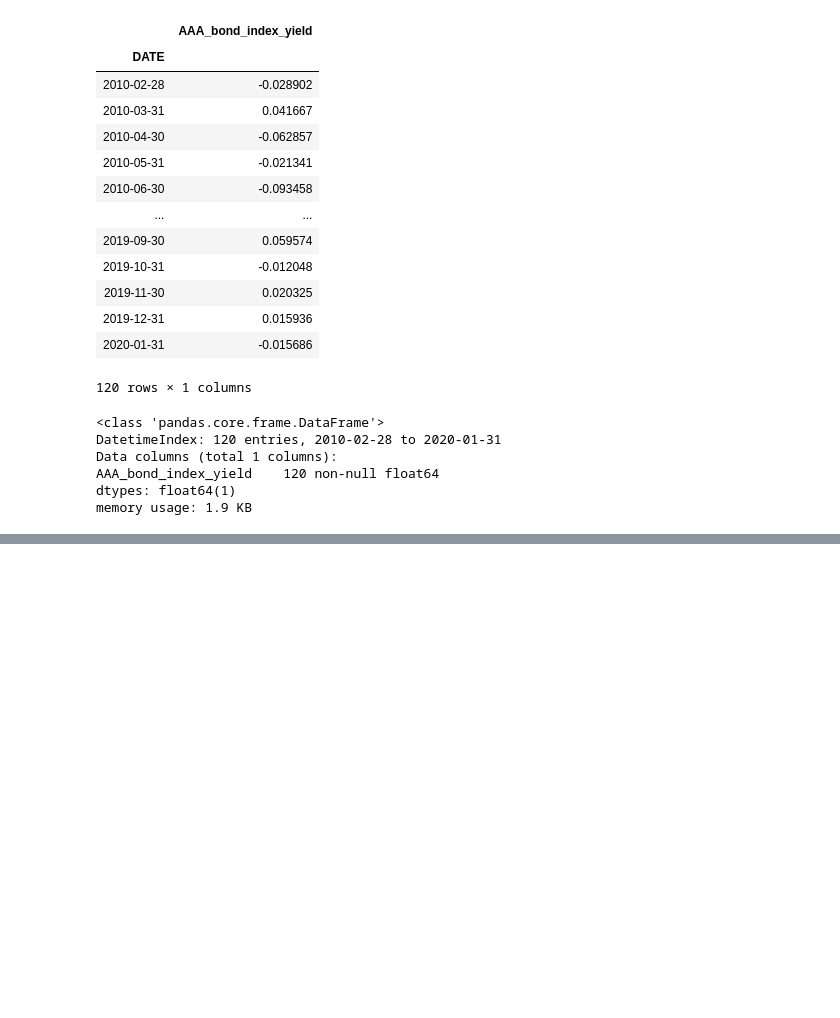
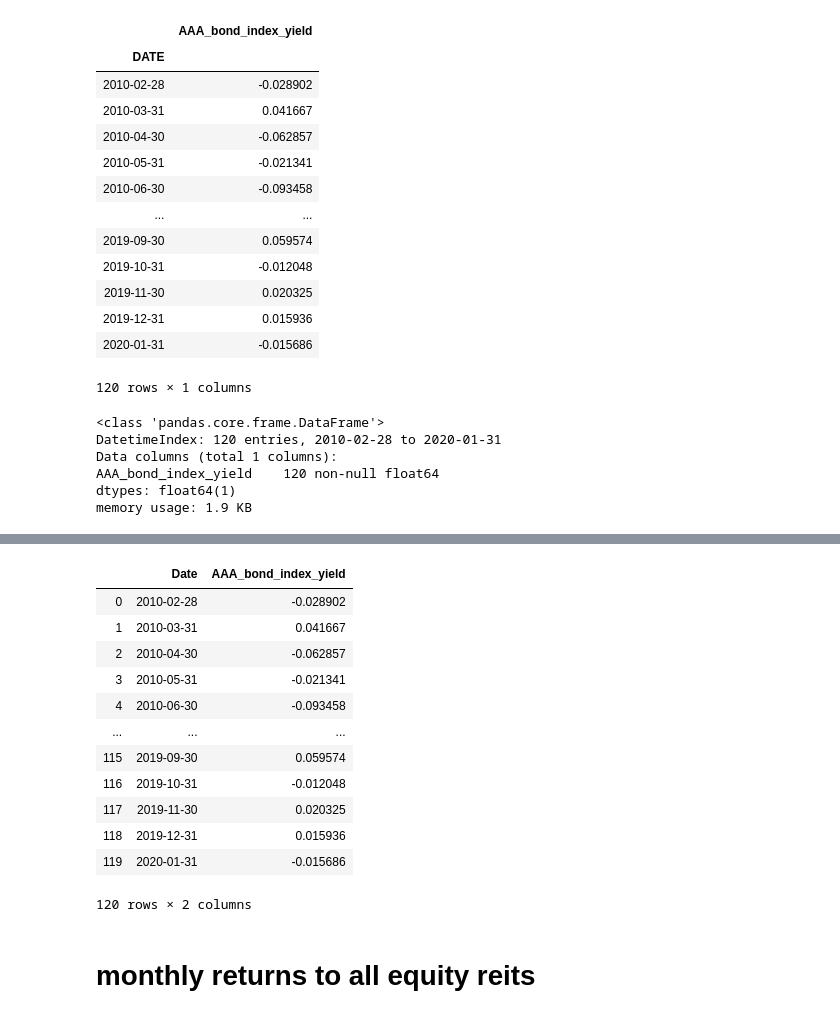
Before and after one commit to anitaguo49/Happiness-Prediction, a Jupyter notebook: Mod_4_RE_Int_AG.ipynb, the cells around one changed output, grey strips where cells are left out. Drawn from its saved outputs; the diff is of its cells as text; code cells hidden in the pictures; blank space fills up the shorter version.

```diff
--- a/Mod_4_RE_Int_AG.ipynb
+++ b/Mod_4_RE_Int_AG.ipynb
@@ -247,3 +272,22 @@ memory usage: 1.9 KB
+# %%
+aaa_bond_index_yield_new = aaa_bond_index_yield.rename(columns={'DATE':'Date'})
+aaa_bond_index_yield_new
+# %% [output]
+|  | Date | AAA_bond_index_yield |
+| 0 | 2010-02-28 | -0.028902 |
+| 1 | 2010-03-31 | 0.041667 |
+| 2 | 2010-04-30 | -0.062857 |
+| 3 | 2010-05-31 | -0.021341 |
+| 4 | 2010-06-30 | -0.093458 |
+| ... | ... | ... |
+| 115 | 2019-09-30 | 0.059574 |
+| 116 | 2019-10-31 | -0.012048 |
+| 117 | 2019-11-30 | 0.020325 |
+| 118 | 2019-12-31 | 0.015936 |
+| 119 | 2020-01-31 | -0.015686 |
+120 rows × 2 columns
+# %% [markdown]
+# monthly returns to all equity reits
 # %%
 # monthly returns to all equity reits
 # sort the date to match the other dataframes - 2010/02/28
```
Also changed, not shown: parts of 24 cells of this notebook.
